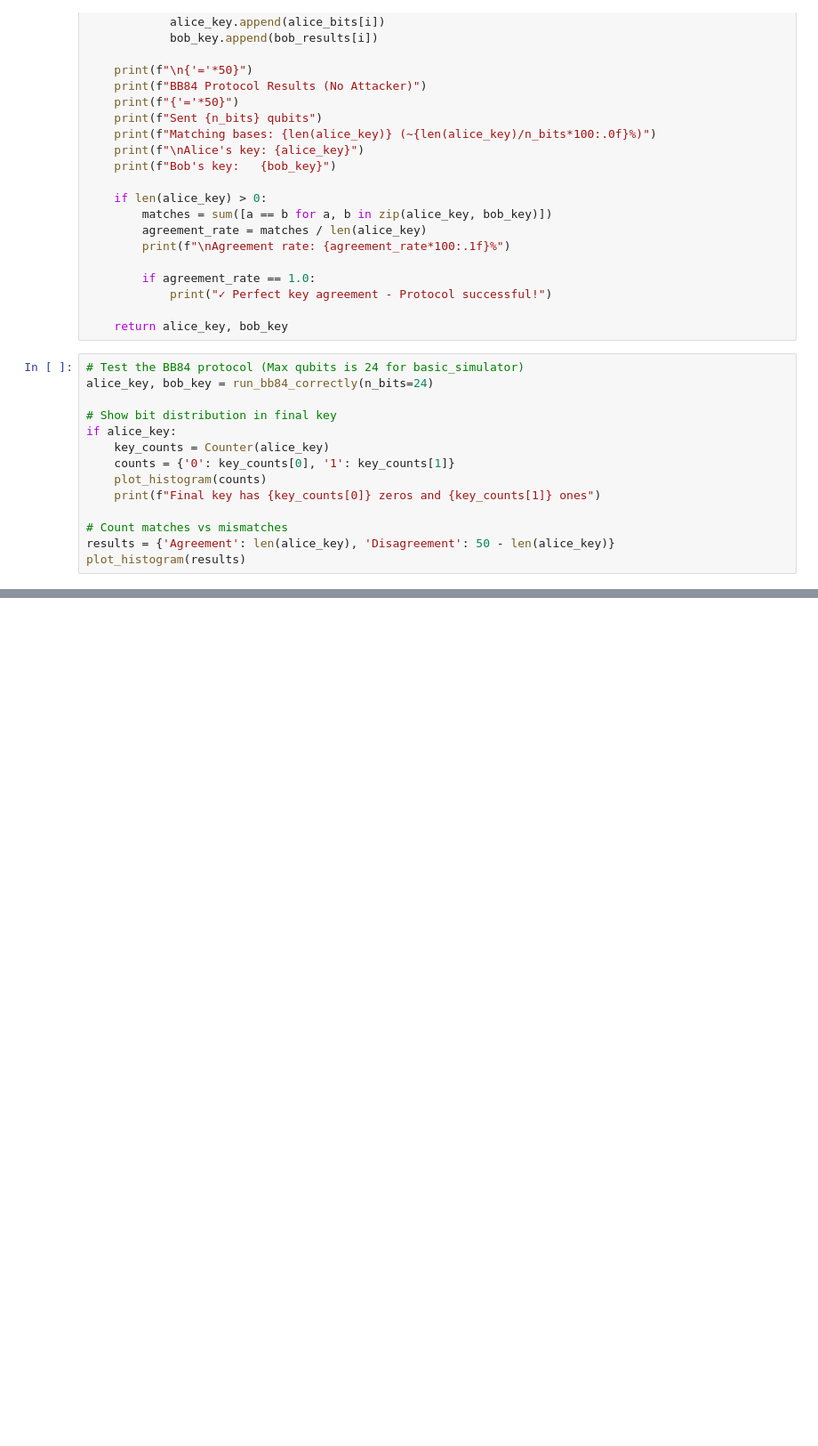
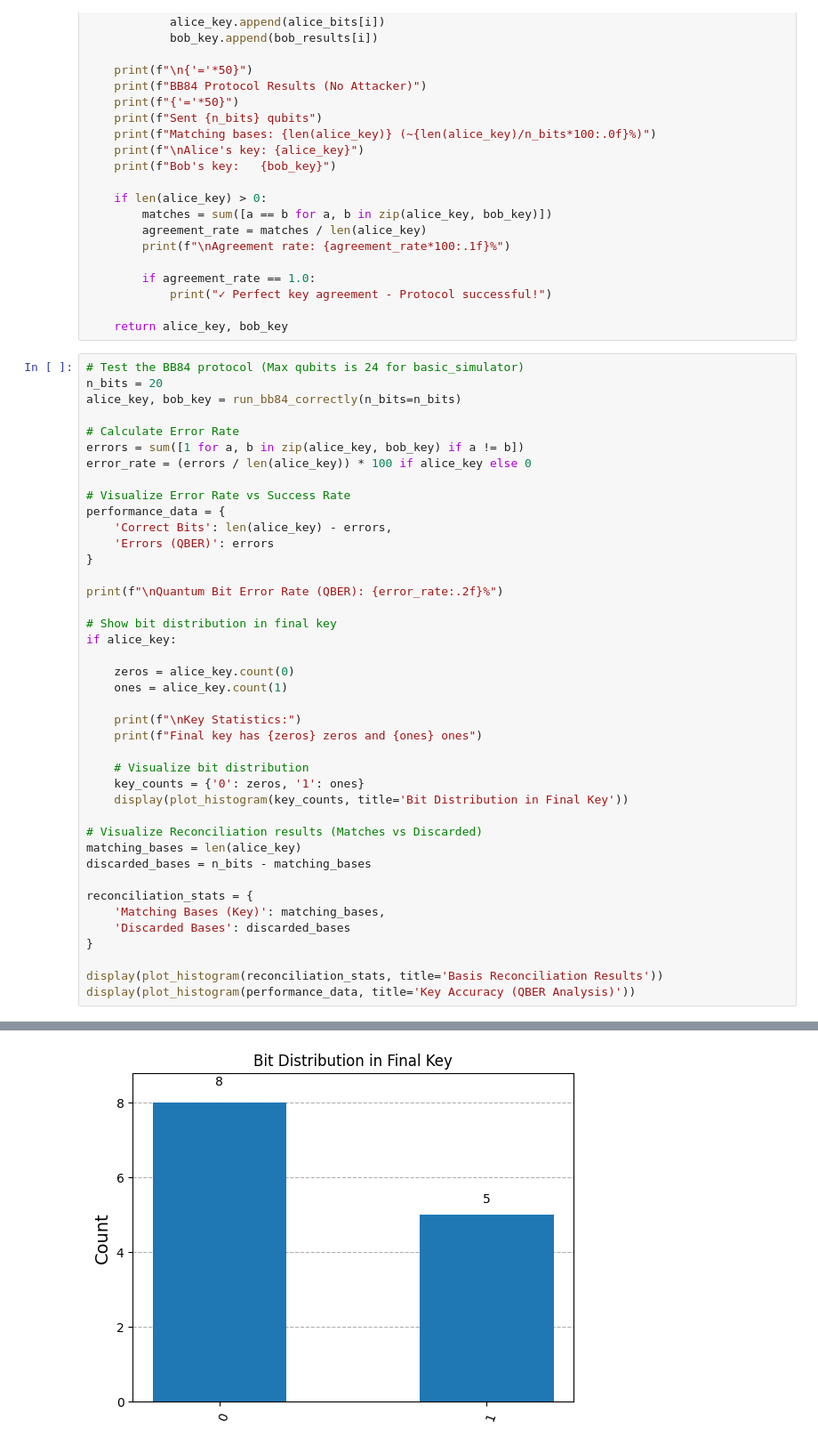
Before and after one commit to LeaDeLeaf/SIT-UofG-QC-Assignment, a Jupyter notebook: BB84-Plain.ipynb, the cells around one changed output, grey strips where cells are left out. Shown at 89% size. Saved outputs shown, nothing was run; the diff lists cells and outputs as text; blank space fills up the shorter version.

Commit message:
Updated the Visualization Features and included QBER

```diff
--- a/BB84-Plain.ipynb
+++ b/BB84-Plain.ipynb
@@ -154,15 +172,43 @@ def run_bb84_correctly(n_bits=20):
     return alice_key, bob_key
 # %%
 # Test the BB84 protocol (Max qubits is 24 for basic_simulator)
-alice_key, bob_key = run_bb84_correctly(n_bits=24)
+n_bits = 20
+alice_key, bob_key = run_bb84_correctly(n_bits=n_bits)
+
+# Calculate Error Rate
+errors = sum([1 for a, b in zip(alice_key, bob_key) if a != b])
+error_rate = (errors / len(alice_key)) * 100 if alice_key else 0
+
+# Visualize Error Rate vs Success Rate
+performance_data = {
+    'Correct Bits': len(alice_key) - errors,
+    'Errors (QBER)': errors
+}
+
+print(f"\nQuantum Bit Error Rate (QBER): {error_rate:.2f}%")
 
 # Show bit distribution in final key
 if alice_key:
-    key_counts = Counter(alice_key)
-    counts = {'0': key_counts[0], '1': key_counts[1]}
-    plot_histogram(counts)
-    print(f"Final key has {key_counts[0]} zeros and {key_counts[1]} ones")
 
-# Count matches vs mismatches
-results = {'Agreement': len(alice_key), 'Disagreement': 50 - len(alice_key)}
-plot_histogram(results)
+    zeros = alice_key.count(0)
+    ones = alice_key.count(1)
+
+    print(f"\nKey Statistics:")
+    print(f"Final key has {zeros} zeros and {ones} ones")
+
+    # Visualize bit distribution
+    key_counts = {'0': zeros, '1': ones}
+    display(plot_histogram(key_counts, title='Bit Distribution in Final Key'))
+
+# Visualize Reconciliation results (Matches vs Discarded)
+matching_bases = len(alice_key)
+discarded_bases = n_bits - matching_bases
+
+reconciliation_stats = {
+    'Matching Bases (Key)': matching_bases,
+    'Discarded Bases': discarded_bases
+}
+
+display(plot_histogram(reconciliation_stats, title='Basis Reconciliation Results'))
+display(plot_histogram(performance_data, title='Key Accuracy (QBER Analysis)'))
+# %% [output]
@@ -168,0 +231 @@ plot_histogram(results)
+[figure, added]
```
Also changed, not shown: parts of 2 cells of this notebook.
